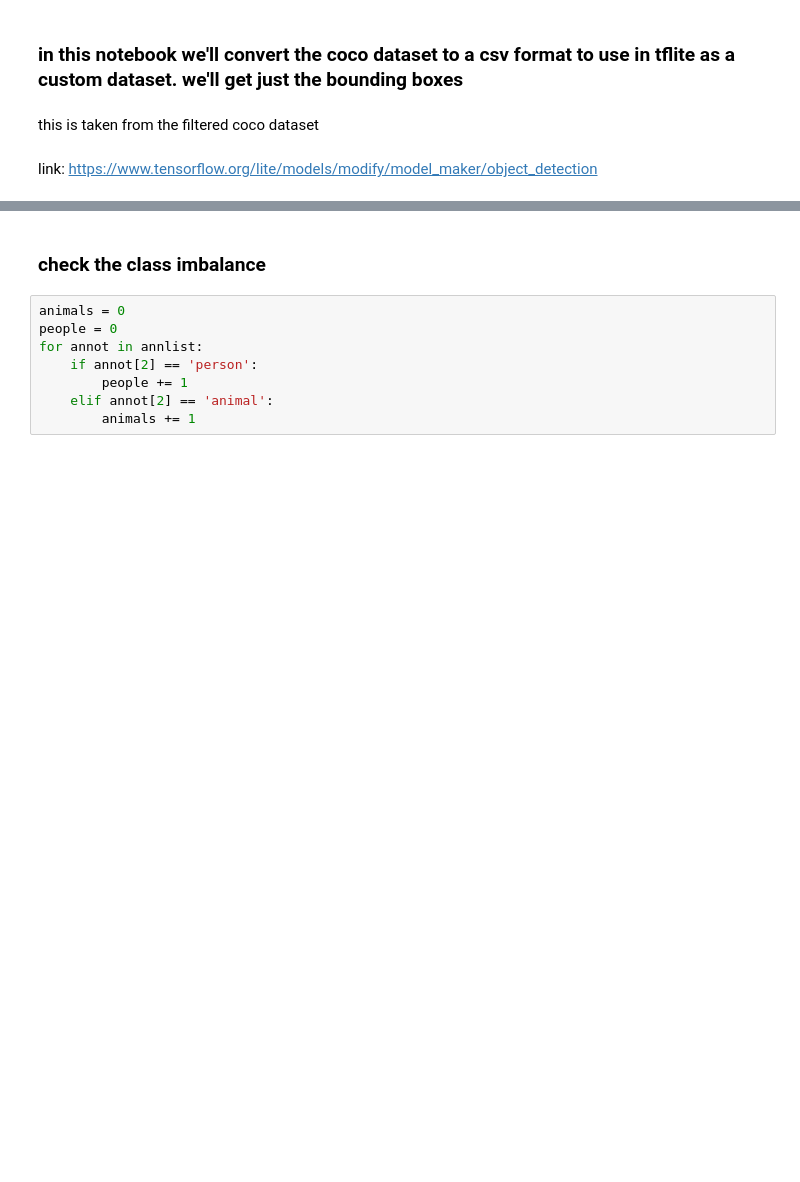
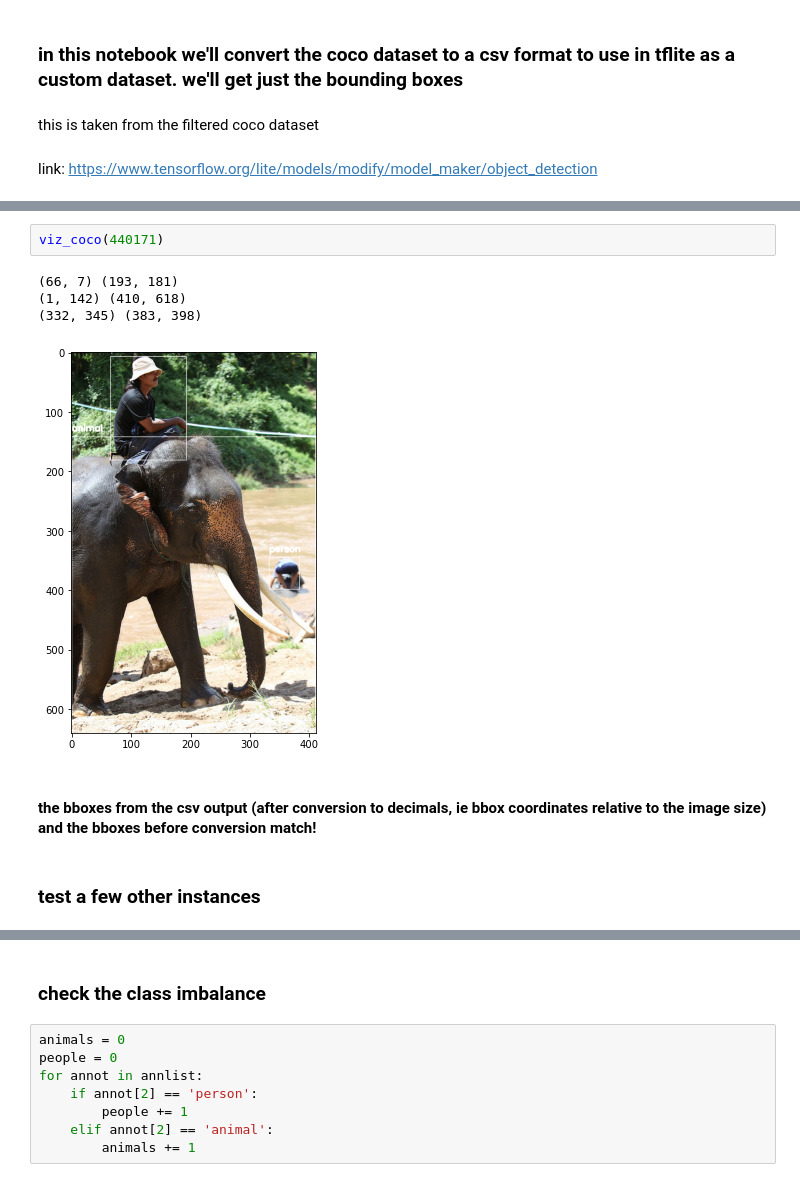
Before and after one commit to atmosinf/ml_misc, a Jupyter notebook: tflite/object_detection/my_custom_dataset/coco_2_csv.ipynb, the cells around one changed output, grey strips where cells are left out. Cells and saved outputs as stored; diff of their text form; blank space fills up the shorter version.

```diff
--- a/tflite/object_detection/my_custom_dataset/coco_2_csv.ipynb
+++ b/tflite/object_detection/my_custom_dataset/coco_2_csv.ipynb
@@ -86,0 +95,11 @@ samp
+# %%
+viz_coco(440171)
+# %% [output]
+(66, 7) (193, 181)
+(1, 142) (410, 618)
+(332, 345) (383, 398)
+[figure, added]
+# %% [markdown]
+#### the bboxes from the csv output (after conversion to decimals, ie bbox coordinates relative to the image size) and the bboxes before conversion match!
+# %% [markdown]
+### test a few other instances
```
Also changed, not shown: parts of 20 cells of this notebook.
